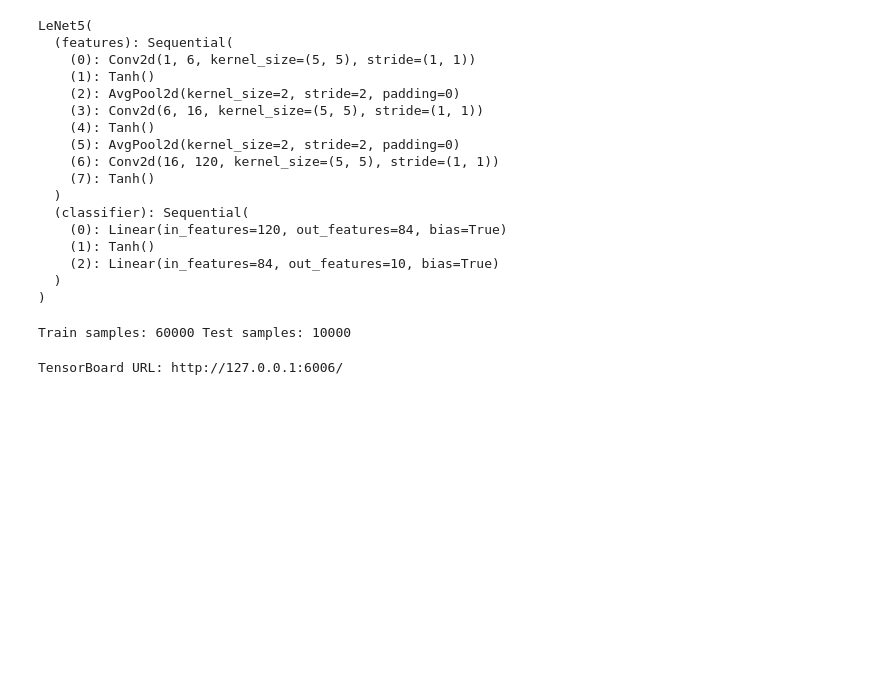
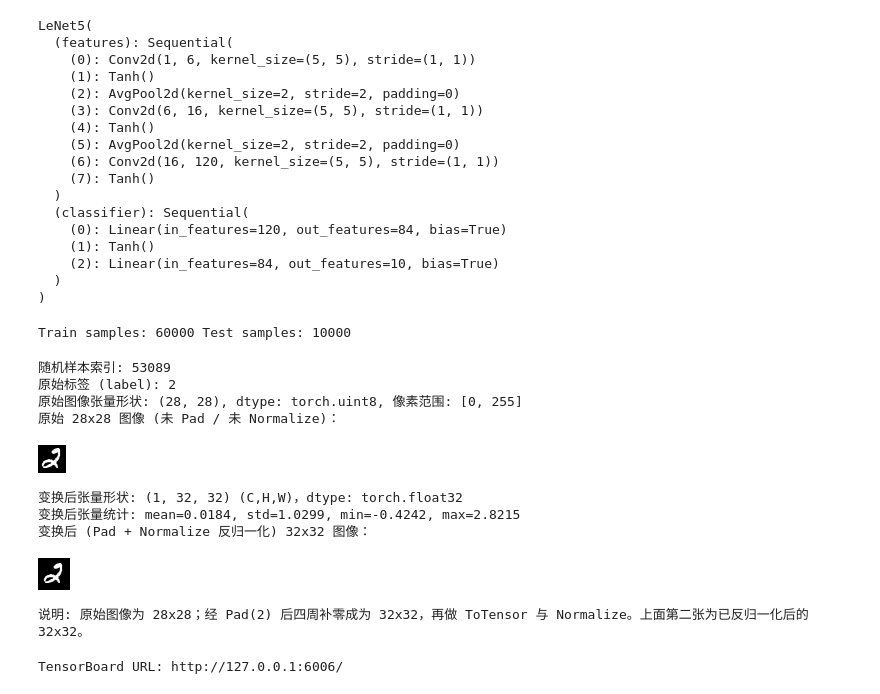
Before and after one commit to youcharamahua/PyTorch_Learning, a Jupyter notebook: MNIST_handwriting/CNN_MNIST_02.ipynb, the cells around one changed output. Saved outputs shown, nothing was run; the diff lists cells and outputs as text; code cells hidden in the pictures; blank space fills up the shorter version.

```diff
--- a/MNIST_handwriting/CNN_MNIST_02.ipynb
+++ b/MNIST_handwriting/CNN_MNIST_02.ipynb
@@ -82,6 +172,57 @@ test_loader = DataLoader(test_dataset, batch_size=batch_size, shuffle=False, num
 print('Train samples:', len(train_dataset), 'Test samples:', len(test_dataset))
 # %% [output]
 Train samples: 60000 Test samples: 10000
+# %%
+# 随机抽取并查看一个训练样本：打印张量信息并用 PIL 显示原始与变换后图像
+import random
+from PIL import Image
+from IPython.display import display
+
+# 随机索引
+idx = random.randint(0, len(train_dataset) - 1)
+
+# 原始 MNIST 数据（未经过 transforms），来自 train_dataset.data (uint8, 28x28)
+raw_img28 = train_dataset.data[idx]          # shape: (28,28), dtype: torch.uint8
+raw_label = int(train_dataset.targets[idx])  # 标签
+
+print(f"随机样本索引: {idx}")
+print(f"原始标签 (label): {raw_label}")
+print(f"原始图像张量形状: {tuple(raw_img28.shape)}, dtype: {raw_img28.dtype}, 像素范围: [{raw_img28.min().item()}, {raw_img28.max().item()}]")
+
+# 使用 PIL 展示原始 28x28 灰度图
+pil_raw = Image.fromarray(raw_img28.numpy(), mode='L')
+print("原始 28x28 图像 (未 Pad / 未 Normalize)：")
+display(pil_raw)
+
+# 经 transforms 后的图像（已经 Pad -> ToTensor -> Normalize）
+trans_img_tensor, trans_label = train_dataset[idx]  # trans_label 应与 raw_label 相同
+assert trans_label == raw_label
+
+print(f"变换后张量形状: {tuple(trans_img_tensor.shape)} (C,H,W)，dtype: {trans_img_tensor.dtype}")
+print(f"变换后张量统计: mean={trans_img_tensor.mean().item():.4f}, std={trans_img_tensor.std().item():.4f}, min={trans_img_tensor.min().item():.4f}, max={trans_img_tensor.max().item():.4f}")
+
+# 反归一化用于可视化：x = x*std + mean
+_MEAN, _STD = 0.1307, 0.3081
+unnorm = trans_img_tensor * _STD + _MEAN  # 回到 [0,1] 近似分布（仍然是 32x32）
+arr32 = unnorm.squeeze().numpy()          # shape: (32,32)
+arr32_disp = (arr32 * 255.0).clip(0, 255).astype('uint8')
+pil_trans = Image.fromarray(arr32_disp, mode='L')
+print("变换后 (Pad + Normalize 反归一化) 32x32 图像：")
+display(pil_trans)
+
+# 对比说明
+print("说明: 原始图像为 28x28；经 Pad(2) 后四周补零成为 32x32，再做 ToTensor 与 Normalize。上面第二张为已反归一化后的 32x32。")
+# %% [output]
+随机样本索引: 53089
+原始标签 (label): 2
+原始图像张量形状: (28, 28), dtype: torch.uint8, 像素范围: [0, 255]
+原始 28x28 图像 (未 Pad / 未 Normalize)：
+[figure, added]
+变换后张量形状: (1, 32, 32) (C,H,W)，dtype: torch.float32
+变换后张量统计: mean=0.0184, std=1.0299, min=-0.4242, max=2.8215
+变换后 (Pad + Normalize 反归一化) 32x32 图像：
+[figure, added]
+说明: 原始图像为 28x28；经 Pad(2) 后四周补零成为 32x32，再做 ToTensor 与 Normalize。上面第二张为已反归一化后的 32x32。
 # %%
 # 训练与验证函数（增强 TensorBoard 可视化）
 import itertools
```
Also changed, not shown: parts of 6 cells of this notebook, 1 other file.
